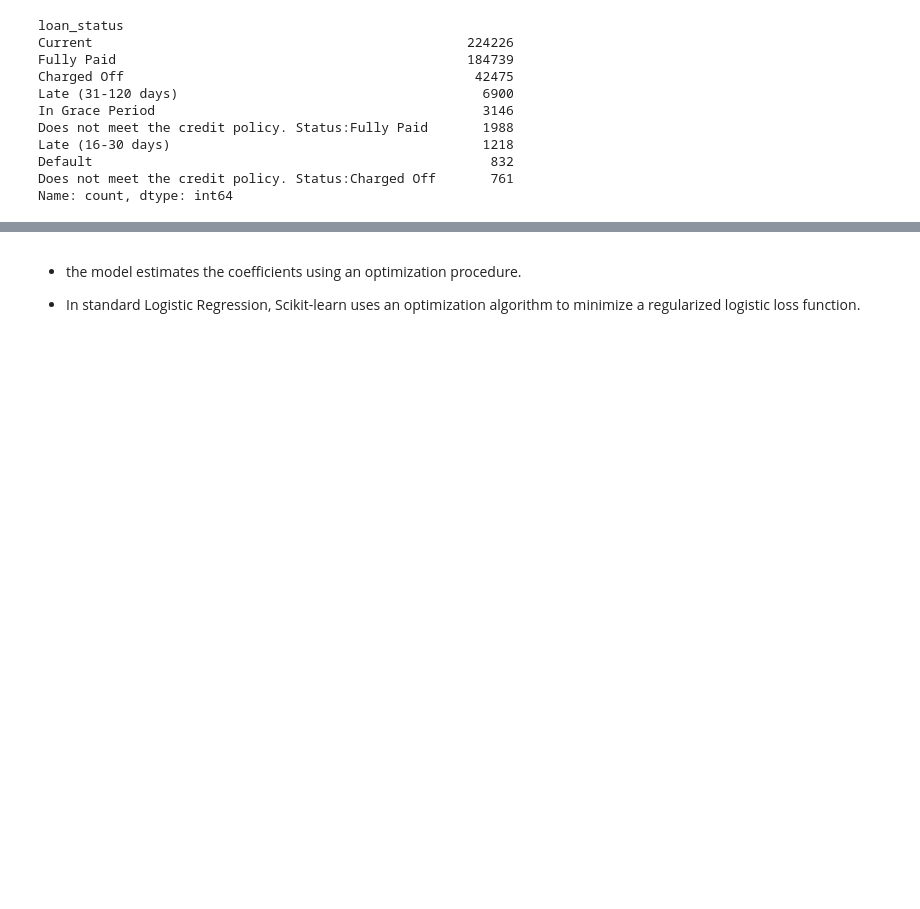
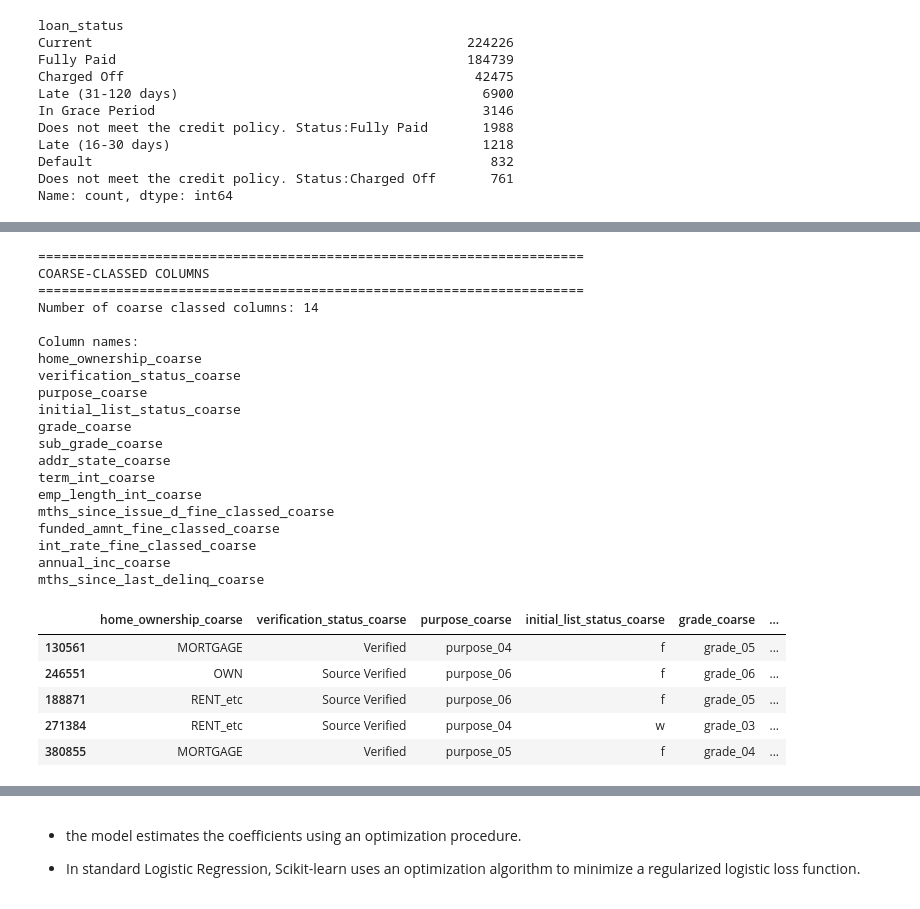
Before and after one commit to aminmirhaj/credit-risk-modeling, a Jupyter notebook: notebooks/00_initial_full_version.ipynb, the cells around one changed output, grey strips where cells are left out. Drawn from its saved outputs; the diff is of its cells as text; code cells hidden in the pictures; blank space fills up the shorter version.

```diff
--- a/notebooks/00_initial_full_version.ipynb
+++ b/notebooks/00_initial_full_version.ipynb
@@ -1992,0 +2661,47 @@ print("good_bad in df_dummies_test:", "good_bad" in df_dummies_test.columns)
+# %%
+# ============================================================
+# Identify Coarse-Classed Columns
+# ============================================================
+
+# 1. Identify columns containing "coarse"
+coarse_classed_cols = df_traintest.columns[
+    df_traintest.columns.str.contains("coarse", case=False)
+].tolist()
+
+# 2. Display results
+print("=" * 70)
+print("COARSE-CLASSED COLUMNS")
+print("=" * 70)
+
+print(f"Number of coarse classed columns: {len(coarse_classed_cols)}")
+print("\nColumn names:")
+print(*coarse_classed_cols, sep="\n")
+
+display(df_traintest[coarse_classed_cols].sample(5, random_state=42))
+# %% [output]
+======================================================================
+COARSE-CLASSED COLUMNS
+======================================================================
+Number of coarse classed columns: 14
+
+Column names:
+home_ownership_coarse
+verification_status_coarse
+purpose_coarse
+initial_list_status_coarse
+grade_coarse
+sub_grade_coarse
+addr_state_coarse
+term_int_coarse
+emp_length_int_coarse
+mths_since_issue_d_fine_classed_coarse
+funded_amnt_fine_classed_coarse
+int_rate_fine_classed_coarse
+annual_inc_coarse
+mths_since_last_delinq_coarse
+|  | home_ownership_coarse | verification_status_coarse | purpose_coarse | initial_list_status_coarse | grade_coarse | ... |
+| 130561 | MORTGAGE | Verified | purpose_04 | f | grade_05 | ... |
+| 246551 | OWN | Source Verified | purpose_06 | f | grade_06 | ... |
+| 188871 | RENT_etc | Source Verified | purpose_06 | f | grade_05 | ... |
+| 271384 | RENT_etc | Source Verified | purpose_04 | w | grade_03 | ... |
+| 380855 | MORTGAGE | Verified | purpose_05 | f | grade_04 | ... |
```
Also changed, not shown: parts of 135 cells of this notebook.
